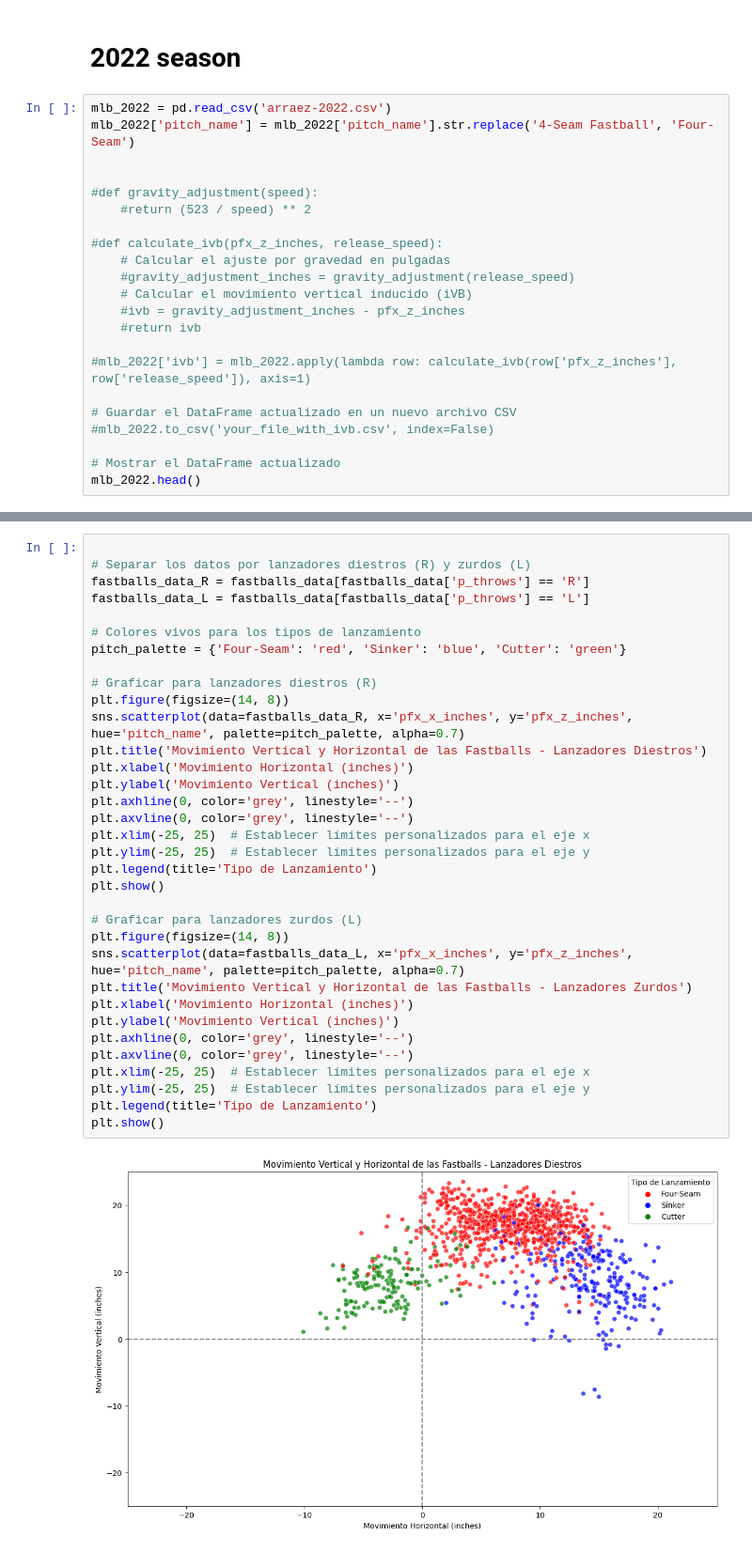
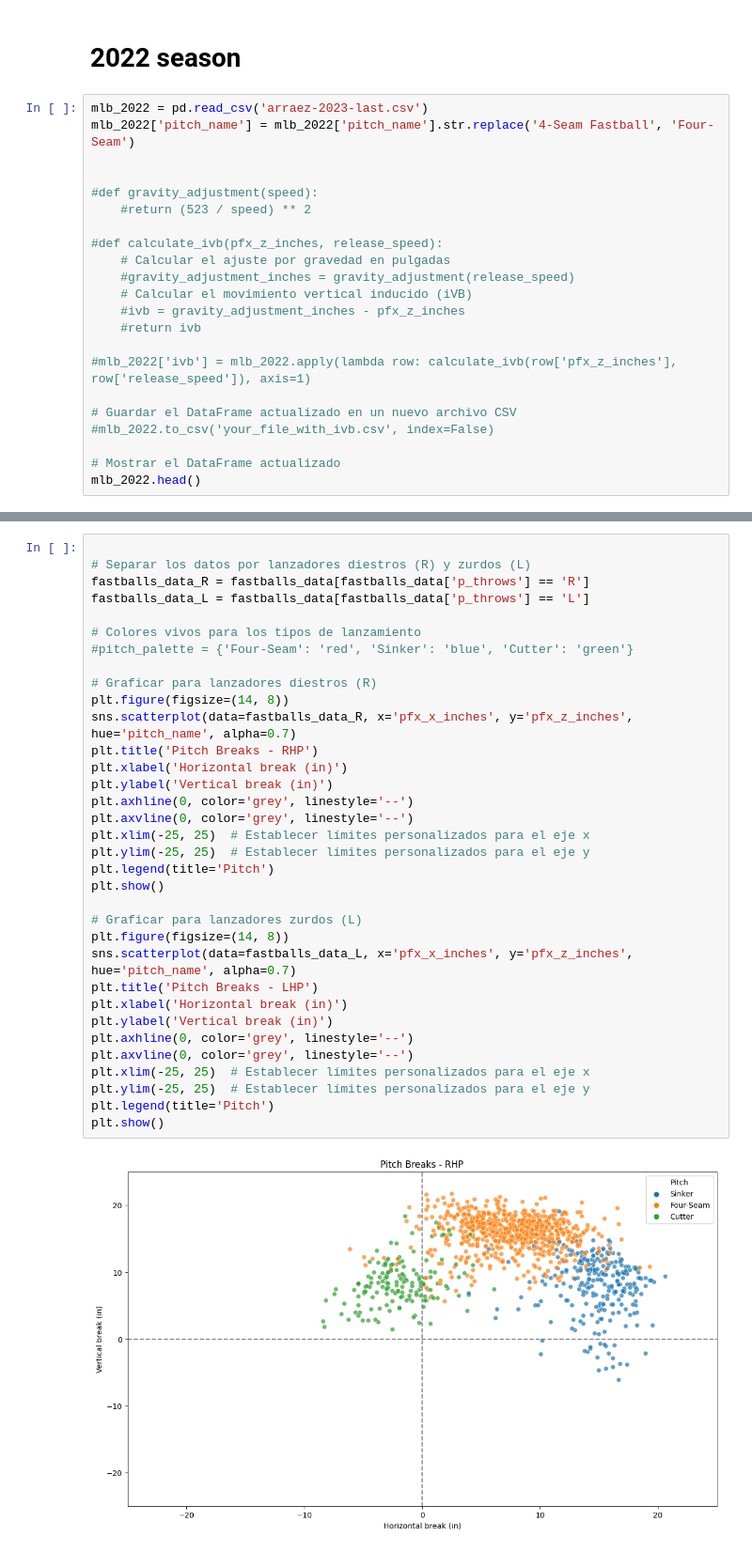
Before and after one commit to eme-eleuce/baseball-2022, a Jupyter notebook: arraez-22.23.ipynb, the cells around one changed output, grey strips where cells are left out. Shown: that part at 94% size. Saved outputs shown, nothing was run; the diff lists cells and outputs as text.

```diff
--- a/arraez-22.23.ipynb
+++ b/arraez-22.23.ipynb
@@ -29,7 +29,7 @@ from math import sqrt, atan, degrees
 # %% [markdown]
 # **2022 season**
 # %%
-mlb_2022 = pd.read_csv('arraez-2022.csv')
+mlb_2022 = pd.read_csv('arraez-2023-last.csv')
 mlb_2022['pitch_name'] = mlb_2022['pitch_name'].str.replace('4-Seam Fastball', 'Four-Seam')
 
 
@@ -189,36 +188,36 @@ plt.show()
 # %%
 
 # Separar los datos por lanzadores diestros (R) y zurdos (L)
 fastballs_data_R = fastballs_data[fastballs_data['p_throws'] == 'R']
 fastballs_data_L = fastballs_data[fastballs_data['p_throws'] == 'L']
 
 # Colores vivos para los tipos de lanzamiento
-pitch_palette = {'Four-Seam': 'red', 'Sinker': 'blue', 'Cutter': 'green'}
+#pitch_palette = {'Four-Seam': 'red', 'Sinker': 'blue', 'Cutter': 'green'}
 
 # Graficar para lanzadores diestros (R)
 plt.figure(figsize=(14, 8))
-sns.scatterplot(data=fastballs_data_R, x='pfx_x_inches', y='pfx_z_inches', hue='pitch_name', palette=pitch_palette, alpha=0.7)
-plt.title('Movimiento Vertical y Horizontal de las Fastballs - Lanzadores Diestros')
-plt.xlabel('Movimiento Horizontal (inches)')
-plt.ylabel('Movimiento Vertical (inches)')
+sns.scatterplot(data=fastballs_data_R, x='pfx_x_inches', y='pfx_z_inches', hue='pitch_name', alpha=0.7)
+plt.title('Pitch Breaks - RHP')
+plt.xlabel('Horizontal break (in)')
+plt.ylabel('Vertical break (in)')
 plt.axhline(0, color='grey', linestyle='--')
 plt.axvline(0, color='grey', linestyle='--')
 plt.xlim(-25, 25)  # Establecer límites personalizados para el eje x
 plt.ylim(-25, 25)  # Establecer límites personalizados para el eje y
-plt.legend(title='Tipo de Lanzamiento')
+plt.legend(title='Pitch')
 plt.show()
 
 # Graficar para lanzadores zurdos (L)
 plt.figure(figsize=(14, 8))
-sns.scatterplot(data=fastballs_data_L, x='pfx_x_inches', y='pfx_z_inches', hue='pitch_name', palette=pitch_palette, alpha=0.7)
-plt.title('Movimiento Vertical y Horizontal de las Fastballs - Lanzadores Zurdos')
-plt.xlabel('Movimiento Horizontal (inches)')
-plt.ylabel('Movimiento Vertical (inches)')
+sns.scatterplot(data=fastballs_data_L, x='pfx_x_inches', y='pfx_z_inches', hue='pitch_name', alpha=0.7)
+plt.title('Pitch Breaks - LHP')
+plt.xlabel('Horizontal break (in)')
+plt.ylabel('Vertical break (in)')
 plt.axhline(0, color='grey', linestyle='--')
 plt.axvline(0, color='grey', linestyle='--')
 plt.xlim(-25, 25)  # Establecer límites personalizados para el eje x
 plt.ylim(-25, 25)  # Establecer límites personalizados para el eje y
-plt.legend(title='Tipo de Lanzamiento')
+plt.legend(title='Pitch')
 plt.show()
 # %% [output]
-[figure, old version]
+[figure, new version]
```
Also changed, not shown: parts of 7 cells of this notebook, 6 other files.
